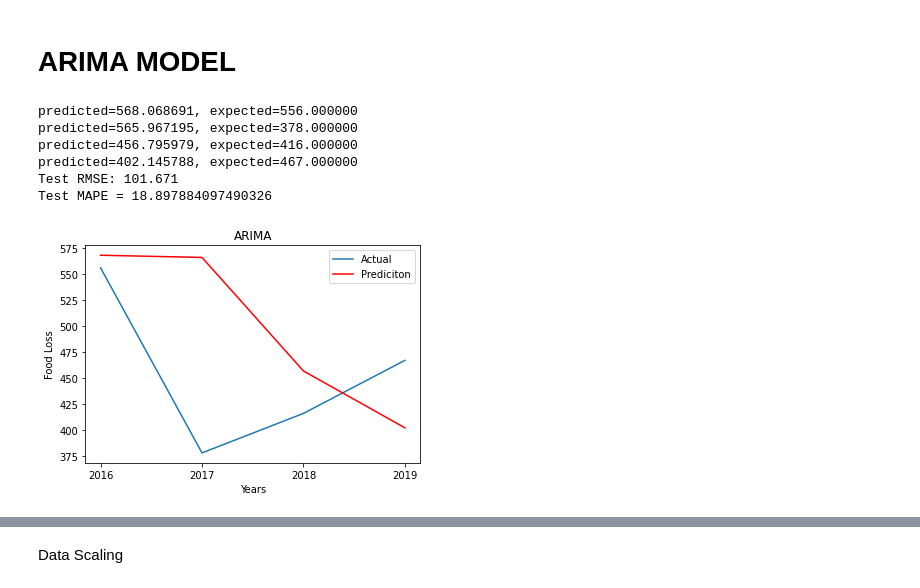
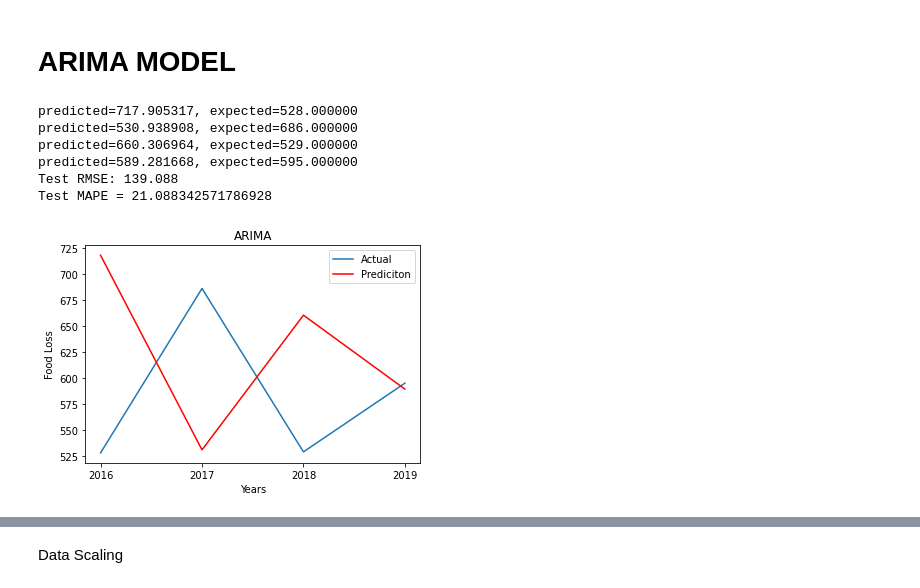
Before and after one commit to murathansygl/Food-Supply-Chain, a Jupyter notebook: module_1.ipynb, the cells around one changed output, grey strips where cells are left out. Cells and saved outputs as stored; diff of their text form; code cells hidden in the pictures.

```diff
--- a/module_1.ipynb
+++ b/module_1.ipynb
@@ -110,5 +97,5 @@ def select(area,item ):
 # %%
-data=select("Republic of Korea","Cereals - Ex")
+data=select("Malawi","Maize")
 data
 # %% [output]
 |  | Area | Item | Element | Unit | Y2010 | Y2011 | Y2012 | Y2013 | Y2014 | Y2015 | Y2016 | ... |
@@ -129,0 +103,6 @@ data
+# %%
+losses=pd.DataFrame(data.iloc[0,4:])
+losses.columns=["Actual"]
+plt.plot(losses.index,losses["Actual"])
+plt.title("Food Loss In Malawi Over 10 Years (Maize)")
+plt.show()
@@ -154,7 +135,7 @@ def mean_based(year):
         losses=data[data.Element=="Losses"].iloc[0,4:]
         count=0
         sum=0
-        for i in range(0,3):
+        for i in range(0,2):
             sum+=losses["Y"+str(year-i-1)]
             count+=1
         mean_pred=sum/count
@@ -166,8 +147,8 @@ def mean_based(year):
             return (losses["Y"+str(year-1)])
         if year==2012:
             return (losses["Y"+str(year-1)]+(losses["Y"+str(year-2)]))/2
-        if year==2013:
-            return (losses["Y"+str(year-1)]+(losses["Y"+str(year-2)])+(losses["Y"+str(year-3)]))/3
+        # if year==2013:
+        #     return (losses["Y"+str(year-1)]+(losses["Y"+str(year-2)])+(losses["Y"+str(year-3)]))/3
 # %%
 def by_average(data):
     mean_based_pred=[]
@@ -205,8 +186,8 @@ plt.legend(['Actual', 'Mean-based Prediction'], loc='lower right')
 # %%
-population=df[df["Element"]=="Total Population - Both sexes"]
-population=population[population.Area=="China"].iloc[0,4:]*1000
-lstm_data=pd.DataFrame(population)
-lstm_data.columns=["Population"]
+# population=df[df["Element"]=="Total Population - Both sexes"]
+# population=population[population.Area=="China"].iloc[0,4:]*1000
+# lstm_data=pd.DataFrame(population)
+# lstm_data.columns=["Population"]
 lstm_data["Actual Loss"]=losses["Actual"]
 # %% [markdown]
 # ARIMA MODEL
@@ -216,41 +197,41 @@ def by_arima(data):
 	X = series.values
 	# size = int(len(X) * 0.66)
 	size=6
 	train, test = X[0:size], X[size:len(X)]
 	history = [x for x in train]
 	predictions = list()
 	# walk-forward validation
 	for t in range(len(test)):
 		model = ARIMA(history, order=(1,1,0))
 		model_fit = model.fit()
 		output = model_fit.forecast()
 		yhat = output[0]
 		predictions.append(yhat)
 		obs = test[t]
 		history.append(obs)
 		print('predicted=%f, expected=%f' % (yhat, obs))
 	# evaluate forecasts
-	mape=np.mean(np.abs((test - predictions)/test))*100
+	arima_mape=np.mean(np.abs((test - predictions)/test))*100
 	rmse = sqrt(mean_squared_error(test, predictions))
 	print('Test RMSE: %.3f' % rmse)
-	print("Test MAPE =", mape)
-	return rmse,mape
-rmse_arima, mape_arima=by_arima(lstm_data["Actual Loss"])
+	print("Test MAPE =", arima_mape)
+	return predictions, train,test, rmse,arima_mape
+predictions, train,test, rmse_arima, arima_mape=by_arima(lstm_data["Actual Loss"])
 # plot forecasts against actual outcomes
 years=['2016','2017','2018','2019']
 pyplot.plot(years,test)
 pyplot.plot(predictions, color='red')
 pyplot.xlabel("Years")
 pyplot.ylabel("Food Loss")
 plt.legend(["Actual","Prediciton"])
 plt.title("ARIMA")
 # plt.ylim(23000,26000)
 pyplot.show()
 # %% [output]
-predicted=568.068691, expected=556.000000
-predicted=565.967195, expected=378.000000
-predicted=456.795979, expected=416.000000
-predicted=402.145788, expected=467.000000
-Test RMSE: 101.671
-Test MAPE = 18.897884097490326
+predicted=717.905317, expected=528.000000
+predicted=530.938908, expected=686.000000
+predicted=660.306964, expected=529.000000
+predicted=589.281668, expected=595.000000
+Test RMSE: 139.088
+Test MAPE = 21.088342571786928
-[figure, old version]
+[figure, new version]
```
Also changed, not shown: parts of 40 cells of this notebook, 2 other files.
